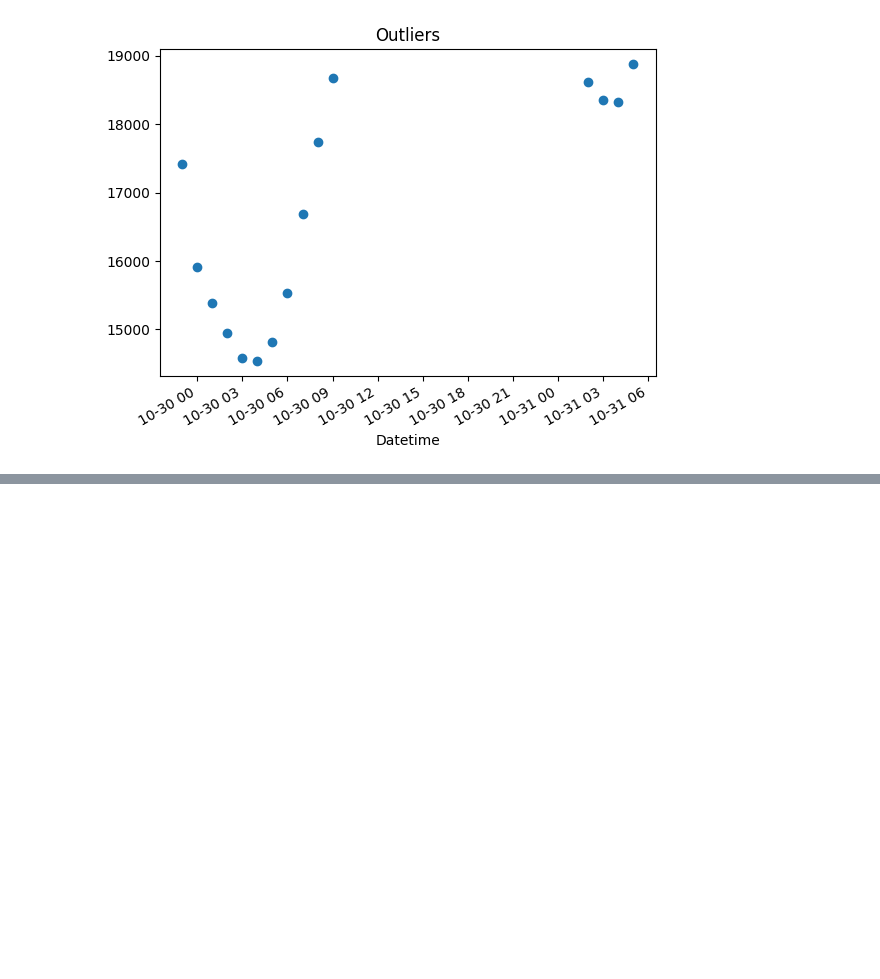
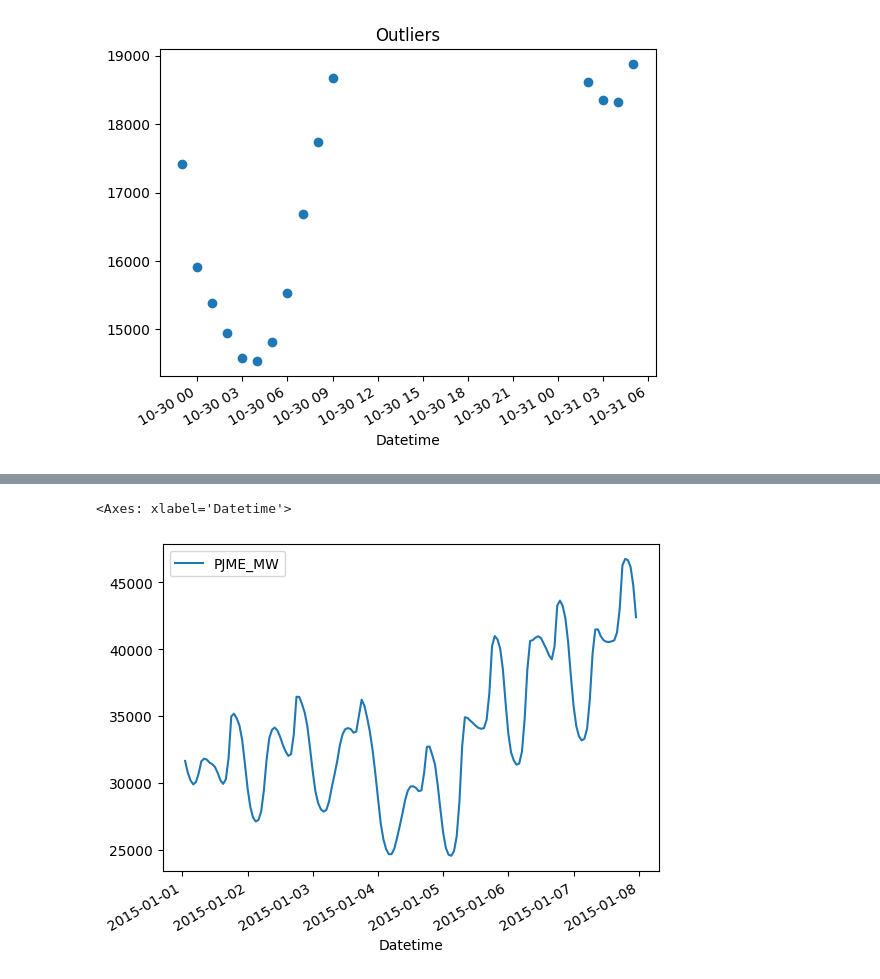
Before and after one commit to mohammadakhoundi1/Energy-Consumption-Prediction, a Jupyter notebook: prediction.ipynb, the cells around one changed output, grey strips where cells are left out. Drawn from its saved outputs; the diff is of its cells as text; code cells hidden in the pictures; blank space fills up the shorter version.

```diff
--- a/prediction.ipynb
+++ b/prediction.ipynb
@@ -86,0 +76,6 @@ df = df.query('PJME_MW > 19000').copy()
+# %%
+df.loc[(df.index > '01-01-2015') & (df.index < '01-08-2015')] \
+    .plot()
+# %% [output]
+<Axes: xlabel='Datetime'>
+[figure, added]
```
Also changed, not shown: parts of 4 cells of this notebook.
